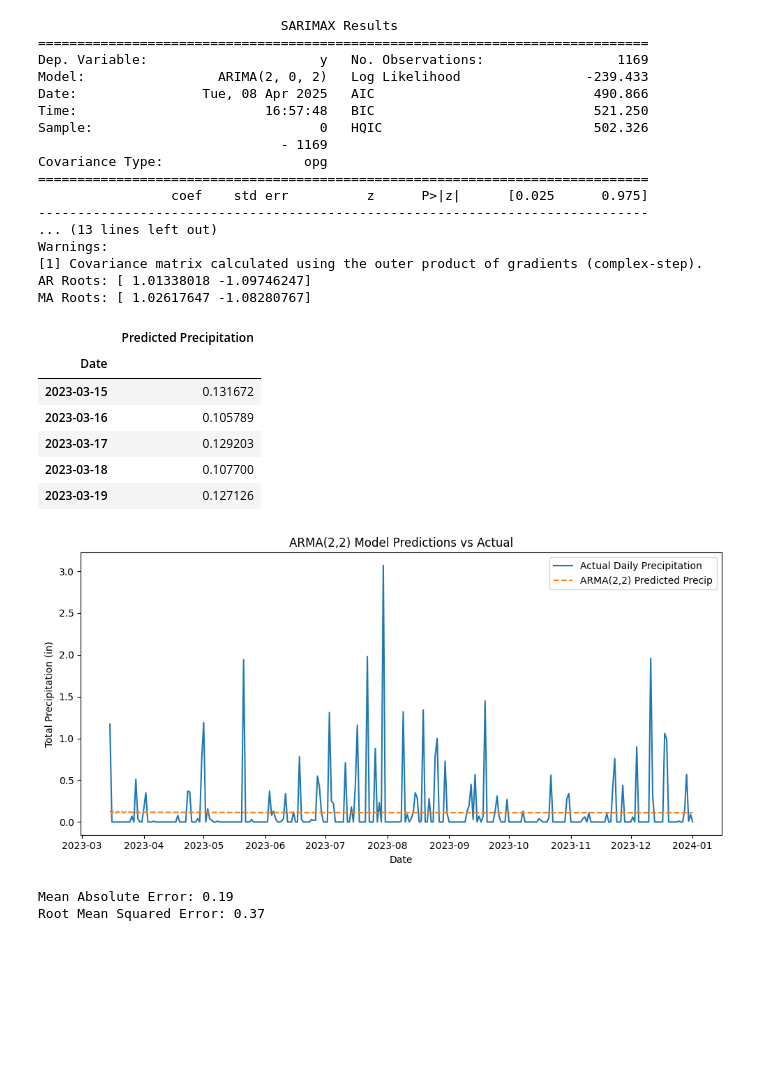
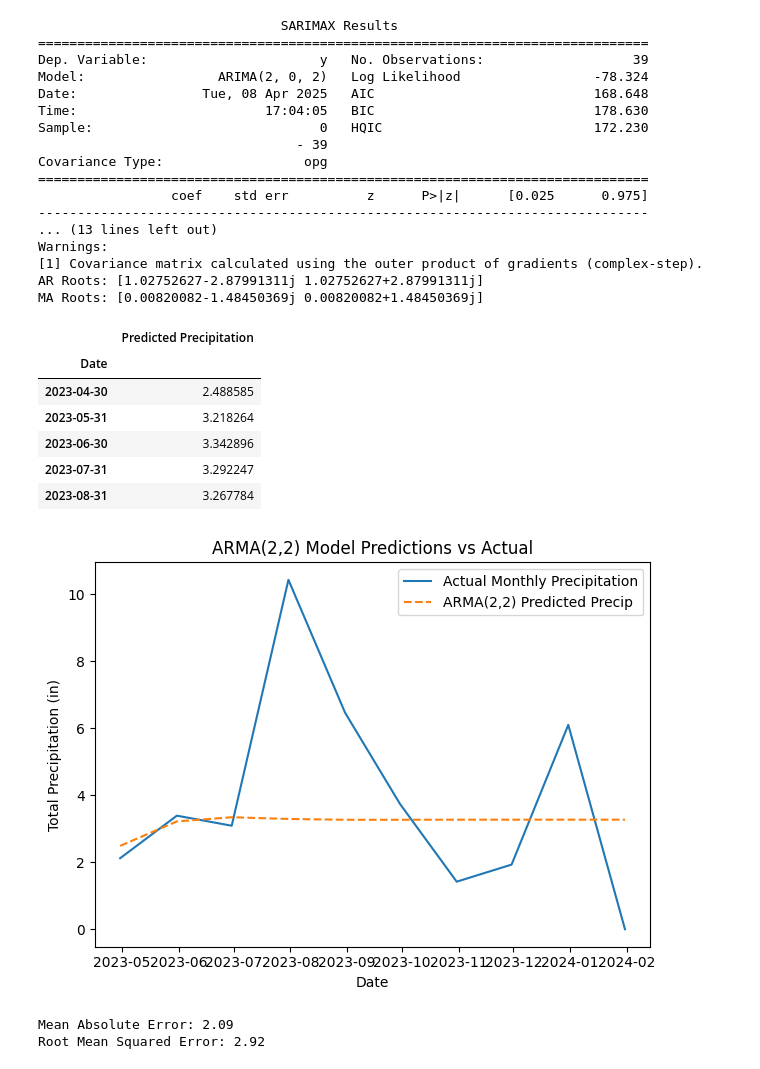
Before and after one commit to adammotts/WeatherPrediction, a Jupyter notebook: time_series.ipynb, the cells around one changed output. Drawn from its saved outputs; the diff is of its cells as text; code cells hidden in the pictures; blank space fills up the shorter version.

Commit message:
Replace Daily With Monthly

```diff
--- a/time_series.ipynb
+++ b/time_series.ipynb
@@ -14,11 +14,11 @@ df['Date/Time'] = pd.to_datetime(df['Date/Time'])
 df.set_index('Date/Time', inplace=True)
 df = df.fillna(0)
 
-daily_precip = df['Total Precip (in)'].resample('D').sum()
+monthly_precip = df['Total Precip (in)'].resample('M').sum()
 
-daily_precip = pd.DataFrame(daily_precip)
+monthly_precip = pd.DataFrame(monthly_precip)
 
-daily_precip.head()
+monthly_precip.head()
 # %% [output]
 |  | Total Precip (in) |
 | Date/Time |  |
@@ -71,5 +71,5 @@ plt.show()
 # %%
-precip_array = daily_precip.values.reshape(-1, 1)
+precip_array = monthly_precip.values.reshape(-1, 1)
 
 train_size = int(0.8 * len(precip_array))
 y_train = precip_array[:train_size]
@@ -232,12 +232,12 @@ print("MA Roots:", arma_results.maroots)
 # %% [output]
                                SARIMAX Results
 ==============================================================================
-Dep. Variable:                      y   No. Observations:                 1169
-Model:                 ARIMA(2, 0, 2)   Log Likelihood                -239.433
-Date:                Tue, 08 Apr 2025   AIC                            490.866
-Time:                        16:57:48   BIC                            521.250
-Sample:                             0   HQIC                           502.326
-                               - 1169
+Dep. Variable:                      y   No. Observations:                   39
+Model:                 ARIMA(2, 0, 2)   Log Likelihood                 -78.324
+Date:                Tue, 08 Apr 2025   AIC                            168.648
+Time:                        17:04:05   BIC                            178.630
+Sample:                             0   HQIC                           172.230
+                                 - 39
 Covariance Type:                  opg
 ==============================================================================
                  coef    std err          z      P>|z|      [0.025      0.975]
@@ -245,15 +245,15 @@ Covariance Type:                  opg
 ... (13 lines left out)
 Warnings:
 [1] Covariance matrix calculated using the outer product of gradients (complex-step).
-AR Roots: [ 1.01338018 -1.09746247]
-MA Roots: [ 1.02617647 -1.08280767]
+AR Roots: [1.02752627-2.87991311j 1.02752627+2.87991311j]
+MA Roots: [0.00820082-1.48450369j 0.00820082+1.48450369j]
 # %%
 arma_pred = arma_results.predict(
     start=len(y_train),
     end=len(y_train) + len(y_test) - 1
 )
 
-test_index = daily_precip.index[len(y_train):len(y_train) + len(y_test)]
+test_index = monthly_precip.index[len(y_train):len(y_train) + len(y_test)]
 
 pred_data = pd.DataFrame({
     'Date': test_index,
@@ -264,28 +264,27 @@ pred_data.head()
 # %% [output]
 |  | Predicted Precipitation |
 | Date |  |
-| 2023-03-15 | 0.131672 |
-| 2023-03-16 | 0.105789 |
-| 2023-03-17 | 0.129203 |
-| 2023-03-18 | 0.107700 |
-| 2023-03-19 | 0.127126 |
+| 2023-04-30 | 2.488585 |
+| 2023-05-31 | 3.218264 |
+| 2023-06-30 | 3.342896 |
+| 2023-07-31 | 3.292247 |
+| 2023-08-31 | 3.267784 |
 # %%
 actual_test = pd.Series(
     y_test.flatten(),
-    index=daily_precip.index[len(y_train):len(y_train) + len(y_test)]
+    index=monthly_precip.index[len(y_train):len(y_train) + len(y_test)]
 )
 
-plt.figure(figsize=(10, 5))
-plt.plot(actual_test, label='Actual Daily Precipitation')
+plt.plot(actual_test, label='Actual Monthly Precipitation')
 plt.plot(pred_data['Predicted Precipitation'], label='ARMA(2,2) Predicted Precip', linestyle='--')
 plt.xlabel('Date')
 plt.ylabel('Total Precipitation (in)')
 plt.title('ARMA(2,2) Model Predictions vs Actual')
 plt.legend()
 plt.tight_layout()
 plt.show()
 # %% [output]
-[figure, old version]
+[figure, new version]
 # %%
 y_pred = pred_data['Predicted Precipitation'].values
 
@@ -295,5 +294,5 @@ rmse = np.sqrt(mean_squared_error(y_test, y_pred))
 print(f'Mean Absolute Error: {mae:.2f}')
 print(f'Root Mean Squared Error: {rmse:.2f}')
 # %% [output]
-Mean Absolute Error: 0.19
-Root Mean Squared Error: 0.37
+Mean Absolute Error: 2.09
+Root Mean Squared Error: 2.92
```
Also changed, not shown: parts of 13 cells of this notebook.
